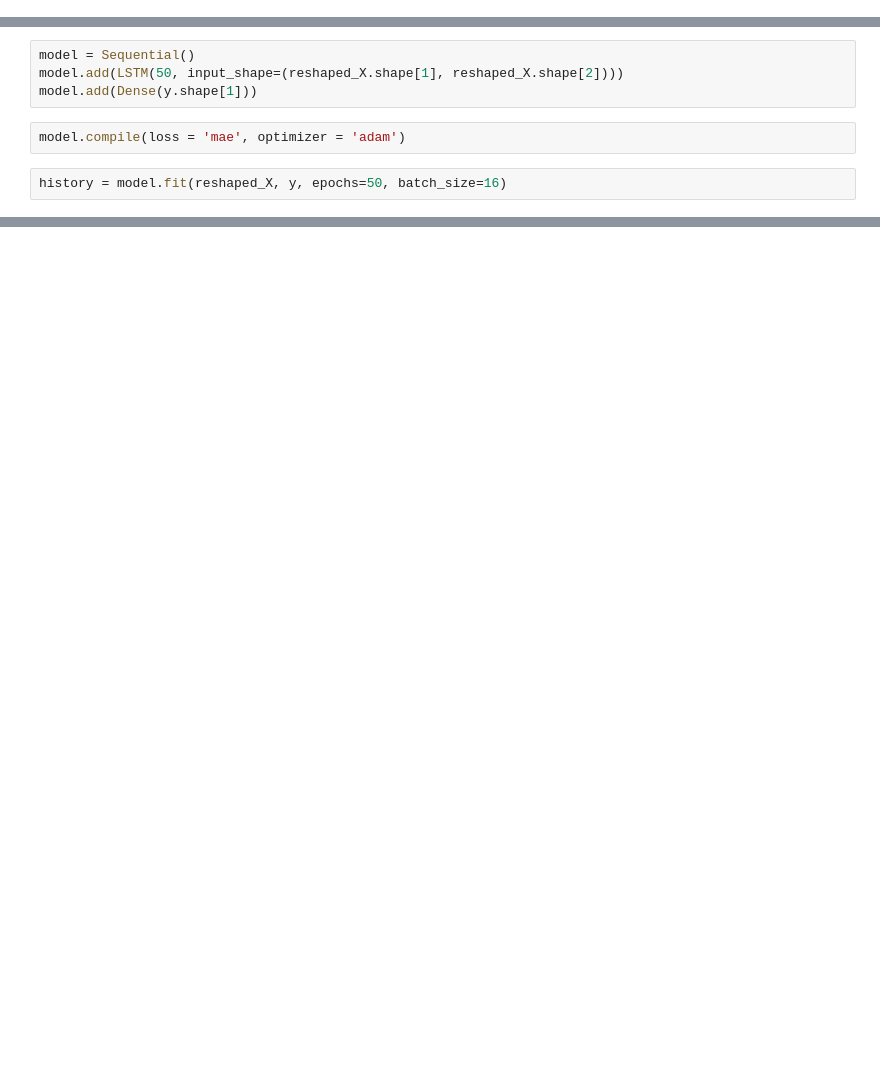
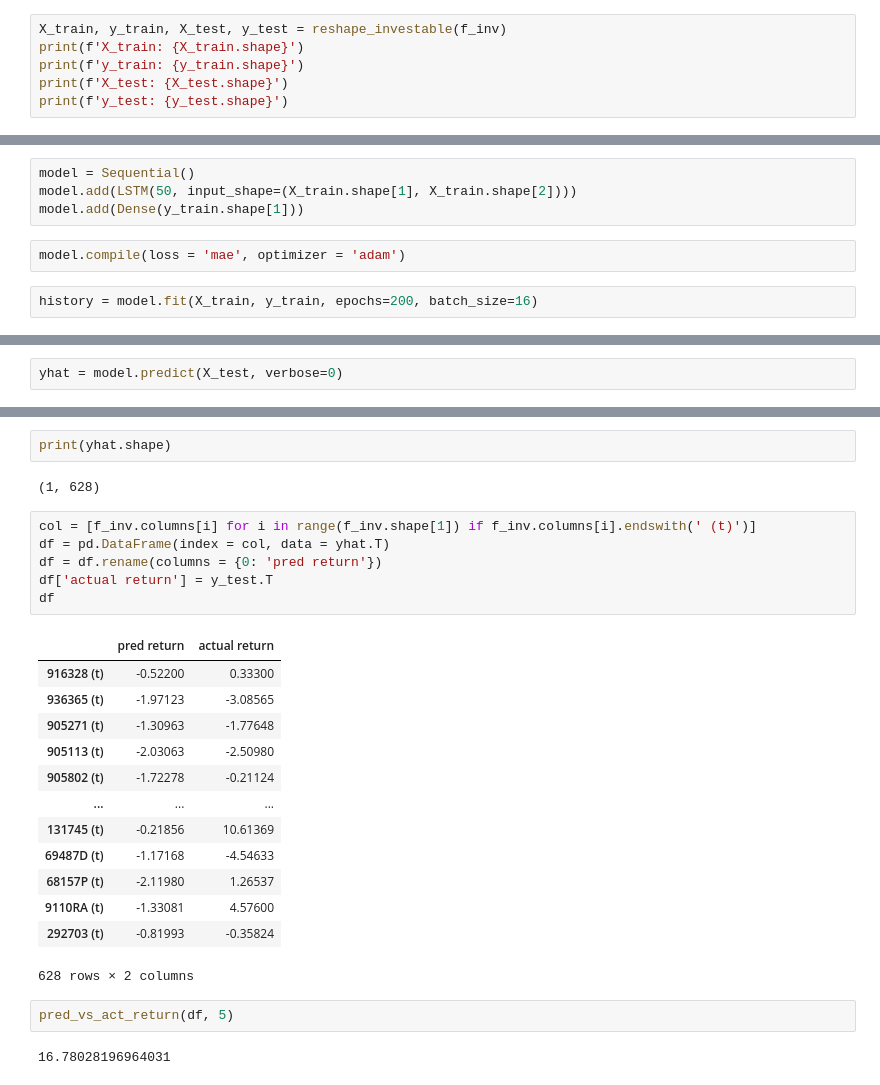
Before and after one commit to jeremylee73/differential-capital, a Jupyter notebook: LSTM pipeline.ipynb, the cells around one changed output, grey strips where cells are left out. Drawn from its saved outputs; the diff is of its cells as text; blank space fills up the shorter version.

Commit message:
finished data preprocessing for LSTM

```diff
--- a/LSTM pipeline.ipynb
+++ b/LSTM pipeline.ipynb
@@ -91,0 +144,6 @@ reshaped_X, y = reshape_investable(f_inv)
+# %%
+X_train, y_train, X_test, y_test = reshape_investable(f_inv)
+print(f'X_train: {X_train.shape}')
+print(f'y_train: {y_train.shape}')
+print(f'X_test: {X_test.shape}')
+print(f'y_test: {y_test.shape}')
@@ -92,9 +159,9 @@ reshaped_X, y = reshape_investable(f_inv)
 # %%
 model = Sequential()
-model.add(LSTM(50, input_shape=(reshaped_X.shape[1], reshaped_X.shape[2])))
-model.add(Dense(y.shape[1]))
+model.add(LSTM(50, input_shape=(X_train.shape[1], X_train.shape[2])))
+model.add(Dense(y_train.shape[1]))
 # %%
 model.compile(loss = 'mae', optimizer = 'adam')
 # %%
-history = model.fit(reshaped_X, y, epochs=50, batch_size=16)
+history = model.fit(X_train, y_train, epochs=200, batch_size=16)
 # %% [output]
@@ -117,0 +185,2 @@ Epoch 50/50
+# %%
+yhat = model.predict(X_test, verbose=0)
@@ -117,0 +207,28 @@ Epoch 50/50
+# %%
+print(yhat.shape)
+# %% [output]
+(1, 628)
+# %%
+col = [f_inv.columns[i] for i in range(f_inv.shape[1]) if f_inv.columns[i].endswith(' (t)')]
+df = pd.DataFrame(index = col, data = yhat.T)
+df = df.rename(columns = {0: 'pred return'})
+df['actual return'] = y_test.T
+df
+# %% [output]
+|  | pred return | actual return |
+| 916328 (t) | -0.52200 | 0.33300 |
+| 936365 (t) | -1.97123 | -3.08565 |
+| 905271 (t) | -1.30963 | -1.77648 |
+| 905113 (t) | -2.03063 | -2.50980 |
+| 905802 (t) | -1.72278 | -0.21124 |
+| ... | ... | ... |
+| 131745 (t) | -0.21856 | 10.61369 |
+| 69487D (t) | -1.17168 | -4.54633 |
+| 68157P (t) | -2.11980 | 1.26537 |
+| 9110RA (t) | -1.33081 | 4.57600 |
+| 292703 (t) | -0.81993 | -0.35824 |
+628 rows × 2 columns
+# %%
+pred_vs_act_return(df, 5)
+# %% [output]
+16.78028196964031
```
Also changed, not shown: parts of 9 cells of this notebook.
